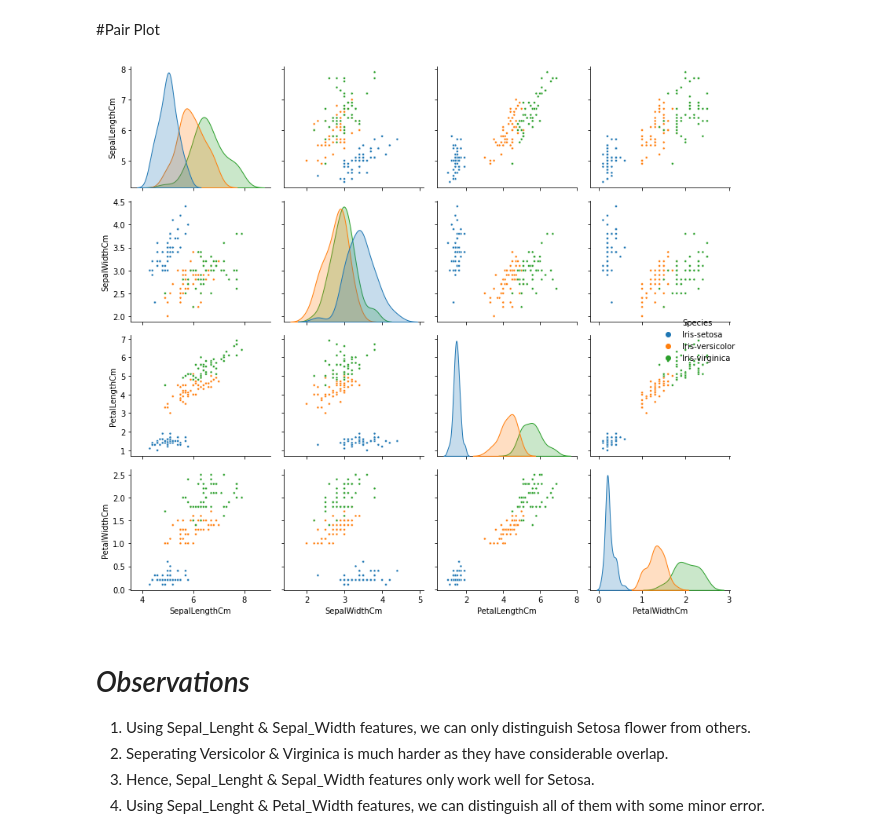
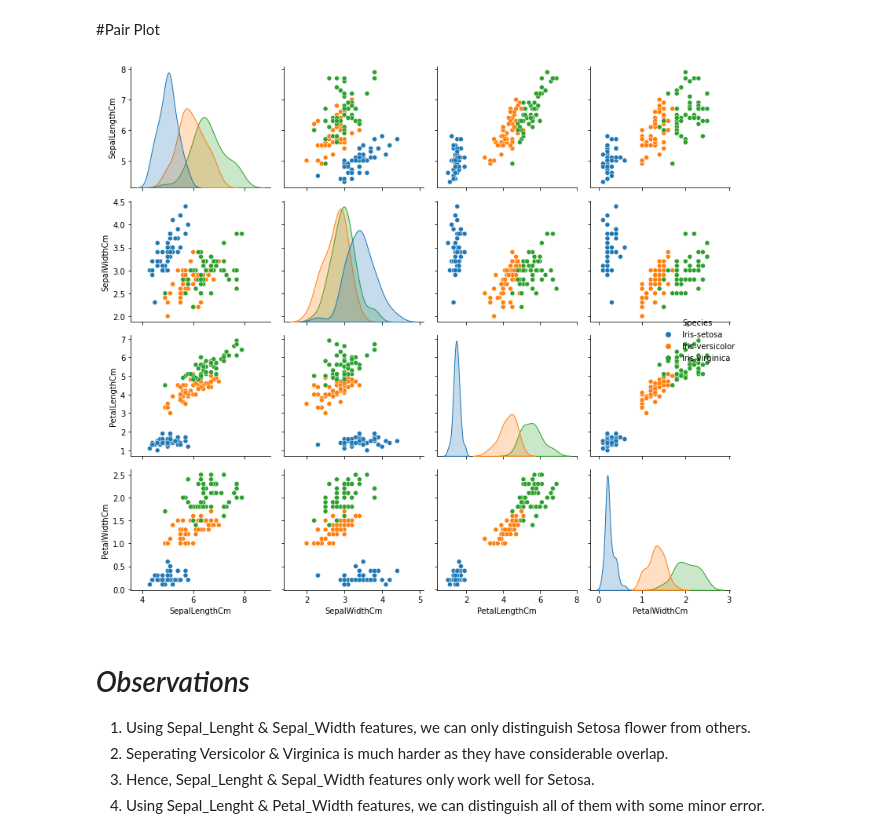
Before and after one commit to ManikGo/Projects, a Jupyter notebook: Iris_Dataset.ipynb, the cells around one changed output. Drawn from its saved outputs; the diff is of its cells as text; code cells hidden in the pictures.

```diff
--- a/Iris_Dataset.ipynb
+++ b/Iris_Dataset.ipynb
@@ -240,10 +236,10 @@ By the use of scateer plot, we have change the parameters(Sepal Length, Sepal Wi
 # %% [markdown]
 #Pair Plot
 # %%
-sns.pairplot(iris, hue='Species',  markers='.')
+sns.pairplot(iris, hue='Species')
 plt.tight_layout()
 # %% [output]
-[figure, old version]
+[figure, new version]
 # %% [markdown]
 # *Observations*
 1. Using Sepal_Lenght & Sepal_Width features, we can only distinguish Setosa flower from others.
```
Also changed, not shown: parts of 36 cells of this notebook.
